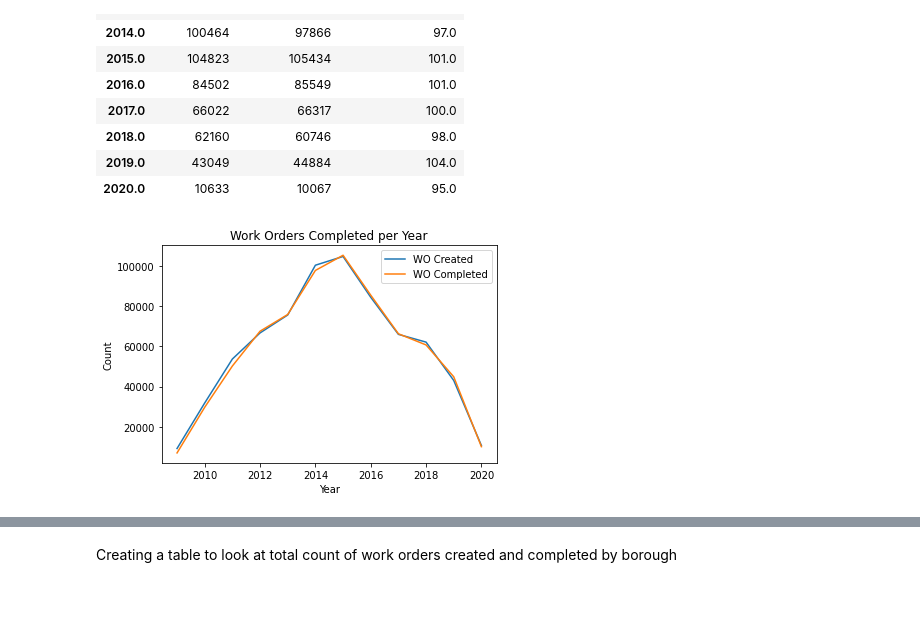
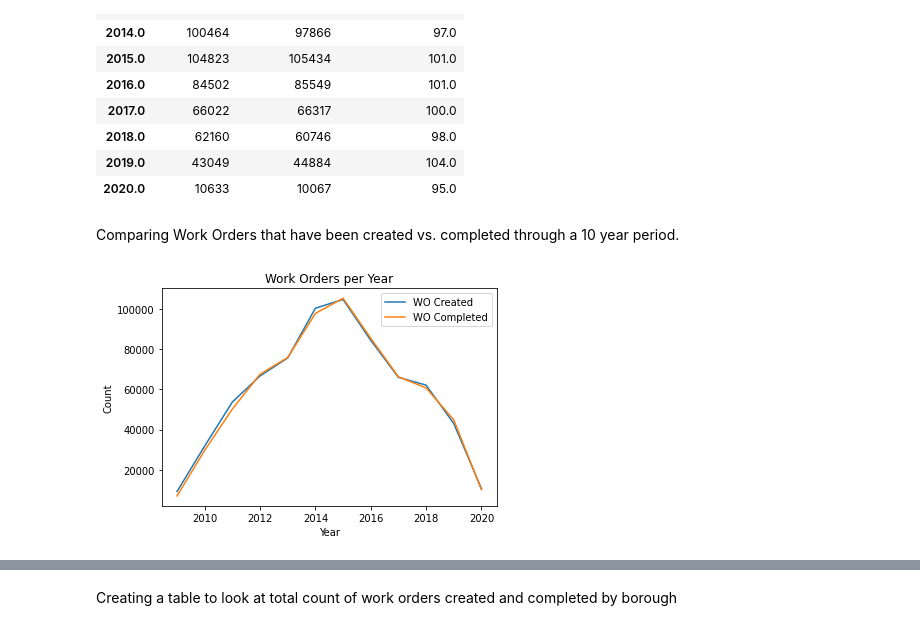
Before and after one commit to RitaRitaIsOOO/Parks_WO_Analysis, a Jupyter notebook: parks_wo.ipynb, the cells around one changed output, grey strips where cells are left out. Saved outputs shown, nothing was run; the diff lists cells and outputs as text; code cells hidden in the pictures; blank space fills up the shorter version.

```diff
--- a/parks_wo.ipynb
+++ b/parks_wo.ipynb
@@ -286,19 +288,21 @@ tot_wo_per_year.round()
 | 2018.0 | 62160 | 60746 | 98.0 |
 | 2019.0 | 43049 | 44884 | 104.0 |
 | 2020.0 | 10633 | 10067 | 95.0 |
+# %% [markdown]
+Comparing Work Orders that have been created vs. completed through a 10 year period.
 # %%
 tot_wo_count_per_year = pd.concat([created_year,completed_year], axis=1)
 tot_wo_count_per_year.round()
 
 tot_wo_count_per_year.plot()
 
 # Add a title
-plt.title('Work Orders Completed per Year')
+plt.title('Work Orders per Year')
 
 # Add x- and y-axis labels
 plt.xlabel('Year')
 plt.ylabel('Count')
 
 plt.show()
 # %% [output]
-[figure, old version]
+[figure, new version]
```
Also changed, not shown: parts of 26 cells of this notebook.
